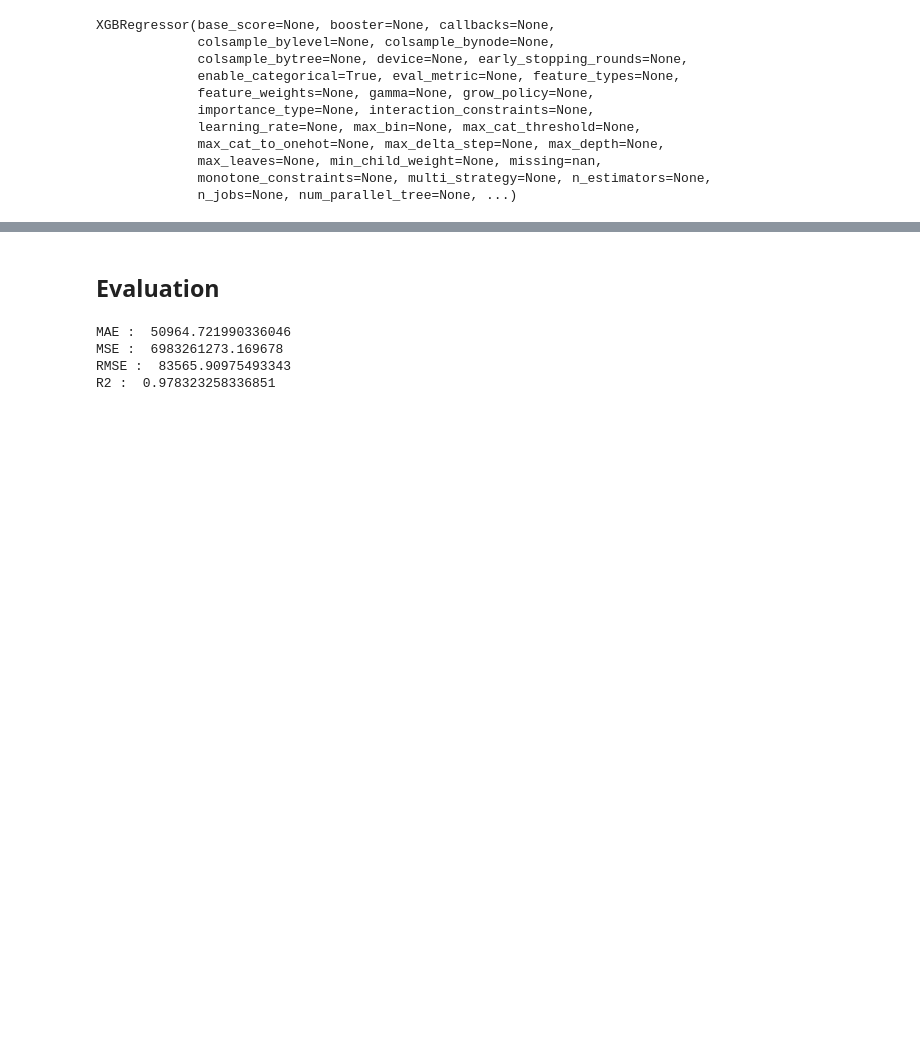
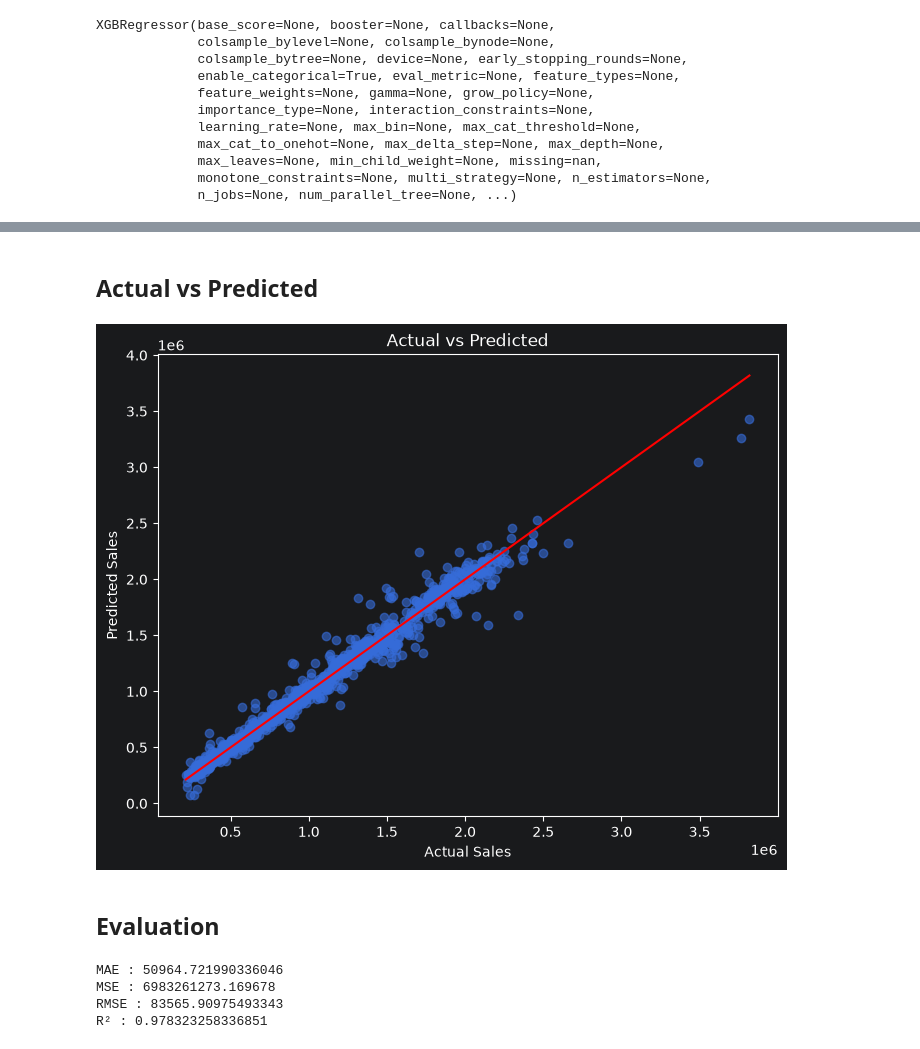
Before and after one commit to Pranav-1719/Data-Science-Machine-Learning, a Jupyter notebook: Wallmart_Sales/walmart_sales_prediction.ipynb, the cells around one changed output, grey strips where cells are left out. Cells and saved outputs as stored; diff of their text form; code cells hidden in the pictures; blank space fills up the shorter version.

```diff
--- a/Wallmart_Sales/walmart_sales_prediction.ipynb
+++ b/Wallmart_Sales/walmart_sales_prediction.ipynb
@@ -362,14 +361,34 @@ XGBRegressor(base_score=None, booster=None, callbacks=None,
 # %%
-y_pred = xg.predict(x_test_scaled)
+y_pred = xg.predict(x_test)
+# %% [markdown]
+## Actual vs Predicted
+# %%
+plt.figure(figsize=(8,6))
+
+plt.scatter( y_test, y_pred, alpha=0.6)
+plt.plot( [y_test.min(), y_test.max()],[y_test.min(), y_test.max()],color="red")
+
+plt.xlabel("Actual Sales")
+plt.ylabel("Predicted Sales")
+
+plt.title("Actual vs Predicted")
+
+plt.savefig("images/Actual_vs_Predicted.png", dpi=300, bbox_inches="tight")
+plt.show()
+# %% [output]
+[figure, added]
 # %% [markdown]
 ## Evaluation
 # %%
-print("MAE : ", mean_absolute_error(y_test,y_pred))
-print("MSE : ", mean_squared_error(y_test,y_pred))
-print("RMSE : ", np.sqrt(mean_squared_error(y_test,y_pred)))
-print("R2 : ", r2_score(y_test,y_pred))
+def evaluate(y_test,y_pred):
+    print(f"MAE : {mean_absolute_error(y_test, y_pred)}")
+    print(f"MSE : {mean_squared_error(y_test,y_pred)}")
+    print(f"RMSE : {np.sqrt(mean_squared_error(y_test, y_pred))}")
+    print(f"R² : {r2_score(y_test,y_pred)}")
-# %% [output]
-MAE :  50964.721990336046
-MSE :  6983261273.169678
-RMSE :  83565.90975493343
-R2 :  0.978323258336851
+# %%
+evaluate(y_test,y_pred)
+# %% [output]
+MAE : 50964.721990336046
+MSE : 6983261273.169678
+RMSE : 83565.90975493343
+R² : 0.978323258336851
```
Also changed, not shown: parts of 11 cells of this notebook.
